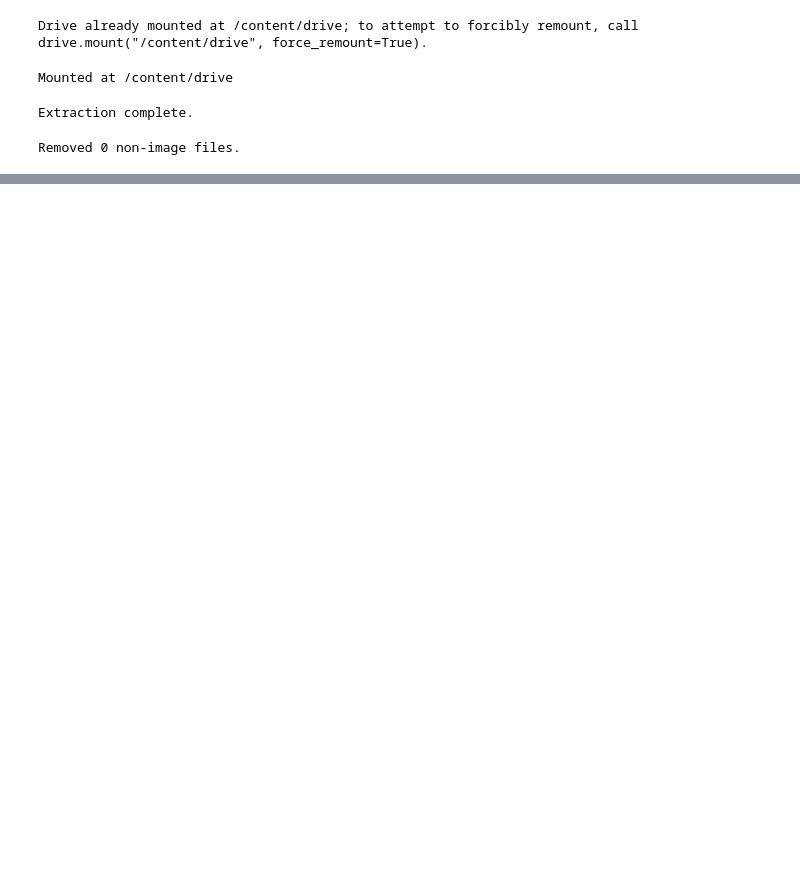
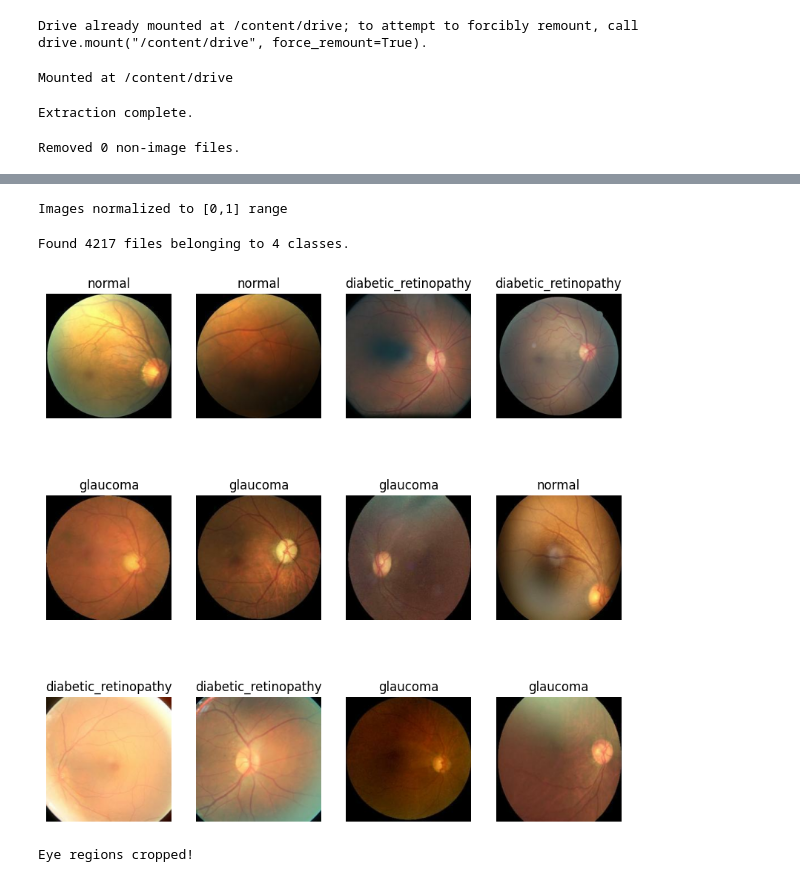
Before and after one commit to FrenitaFernandes/eye_disease_project, a Jupyter notebook: eye disease detection.ipynb, the cells around one changed output, grey strips where cells are left out. Drawn from its saved outputs; the diff is of its cells as text; code cells hidden in the pictures; blank space fills up the shorter version.

```diff
--- a/eye disease detection.ipynb
+++ b/eye disease detection.ipynb
@@ -79 +103,81 @@ len(dataset)
+# %%
+#Normalizing
+import numpy as np
+for class_dir in os.listdir(dataset_path):
+    class_path = os.path.join(dataset_path, class_dir)
+    if os.path.isdir(class_path):
+        for img_file in os.listdir(class_path):
+            if img_file.endswith(('.jpg', '.png')):
+                img_path = os.path.join(class_path, img_file)
+                img = Image.open(img_path)
+                img_array = np.array(img, dtype=np.float32) / 255.0
+                normalized_img = Image.fromarray((img_array * 255).astype(np.uint8))
+                normalized_img.save(img_path)
+
+print("Images normalized to [0,1] range")
+# %% [output]
+Images normalized to [0,1] range
+# %%
+# Create dataset from directory
+dataset_path = '/content/eyeimage/eyeimage'
+dataset = tf.keras.utils.image_dataset_from_directory(
+    dataset_path,
+    image_size=(224, 224),
+    batch_size=32,
+    shuffle=True
+)
+
+# Get class names
+class_names = dataset.class_names
+
+# Visualize dataset
+plt.figure(figsize=(10, 10))
+for image_batch, label_batch in dataset.take(1):
+    for i in range(12):
+        ax = plt.subplot(3, 4, i+1)
+        plt.imshow(image_batch[i].numpy().astype("uint8"))
+        plt.title(class_names[label_batch[i]])
+        plt.axis("off")
+
+plt.show()
+# %% [output]
+Found 4217 files belonging to 4 classes.
+[figure, added]
+# %%
+def crop_eye_circle(dataset_path):
+    for class_dir in os.listdir(dataset_path):
+        class_path = os.path.join(dataset_path, class_dir)
+        if os.path.isdir(class_path):
+            for img_file in os.listdir(class_path):
+                if img_file.endswith(('.jpg', '.png')):
+                    img_path = os.path.join(class_path, img_file)
+
+                    # Read image
+                    img = cv2.imread(img_path)
+                    h, w = img.shape[:2]
+
+                    # Create circular mask
+                    center = (w//2, h//2)
+                    radius = min(w, h) // 3  # Adjust radius as needed
+
+                    mask = np.zeros((h, w), dtype=np.uint8)
+                    cv2.circle(mask, center, radius, 255, -1)
+
+                    # Apply mask and crop
+                    result = cv2.bitwise_and(img, img, mask=mask)
+
+                    # Find bounding box of non-zero pixels
+                    coords = cv2.findNonZero(mask)
+                    x, y, w2, h2 = cv2.boundingRect(coords)
+                    cropped = result[y:y+h2, x:x+w2]
+
+                    # Save cropped image
+                    cv2.imwrite(img_path, cropped)
+
+# Execute
+dataset_path = '/content/eyeimage/eyeimage'
+crop_eye_circle(dataset_path)
+print("Eye regions cropped!")
+# %% [output]
+Eye regions cropped!
 # %%
```
Also changed, not shown: parts of 29 cells of this notebook.
